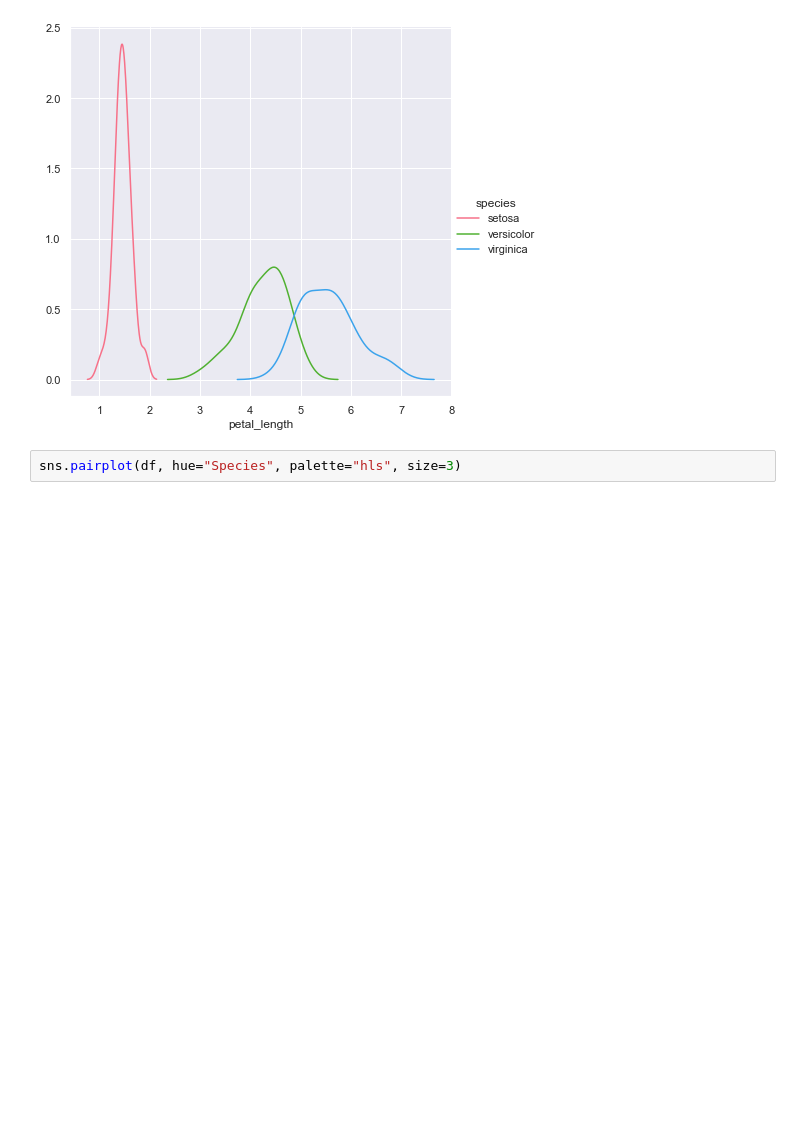
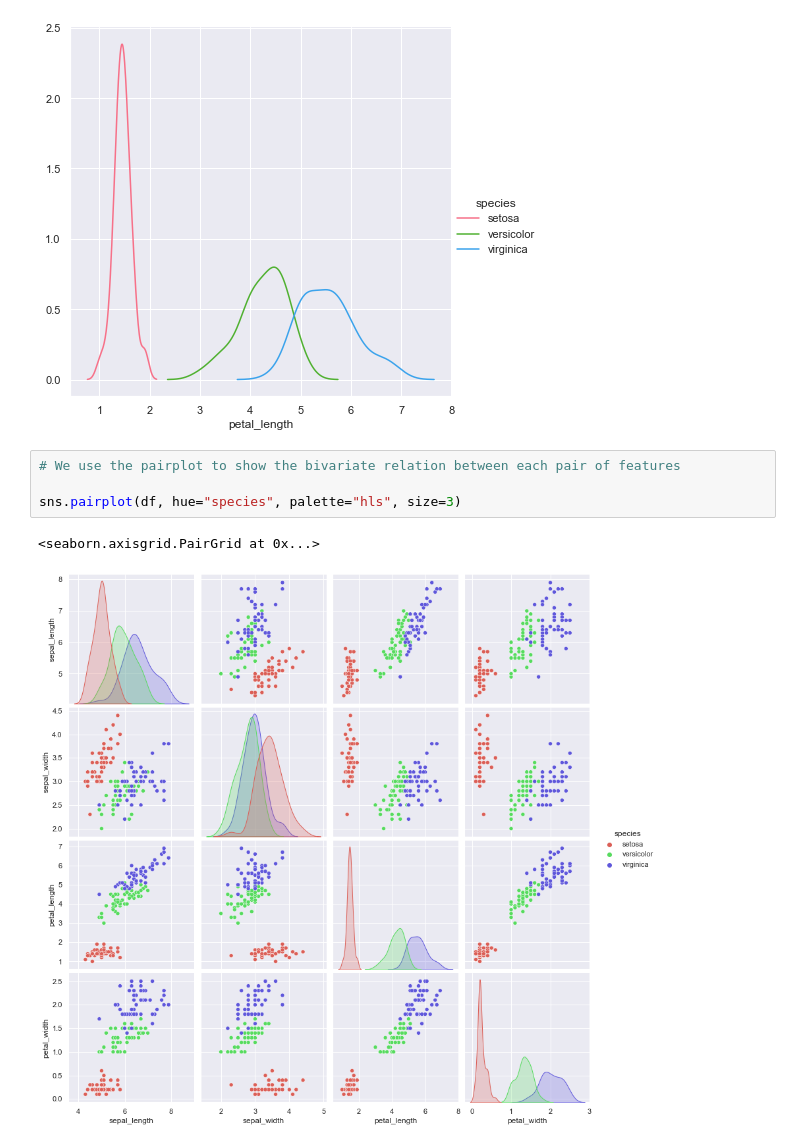
Before and after one commit to QuantumKane/python-practice, a Jupyter notebook: first_practice.ipynb, the cells around one changed output. Drawn from its saved outputs; the diff is of its cells as text; blank space fills up the shorter version.

Commit message:
added pairplot commentary

```diff
--- a/first_practice.ipynb
+++ b/first_practice.ipynb
@@ -173,5 +173,10 @@ sns.FacetGrid(df, hue="species", palette="husl", height=6).map(sns.kdeplot, "pet
 # %% [output]
 <seaborn.axisgrid.FacetGrid at 0x...>
 [figure]
-# %%
-sns.pairplot(df, hue="Species", palette="hls", size=3)
+# %%
+# We use the pairplot to show the bivariate relation between each pair of features
+
+sns.pairplot(df, hue="species", palette="hls", size=3)
+# %% [output]
+<seaborn.axisgrid.PairGrid at 0x...>
+[figure, added]
```
